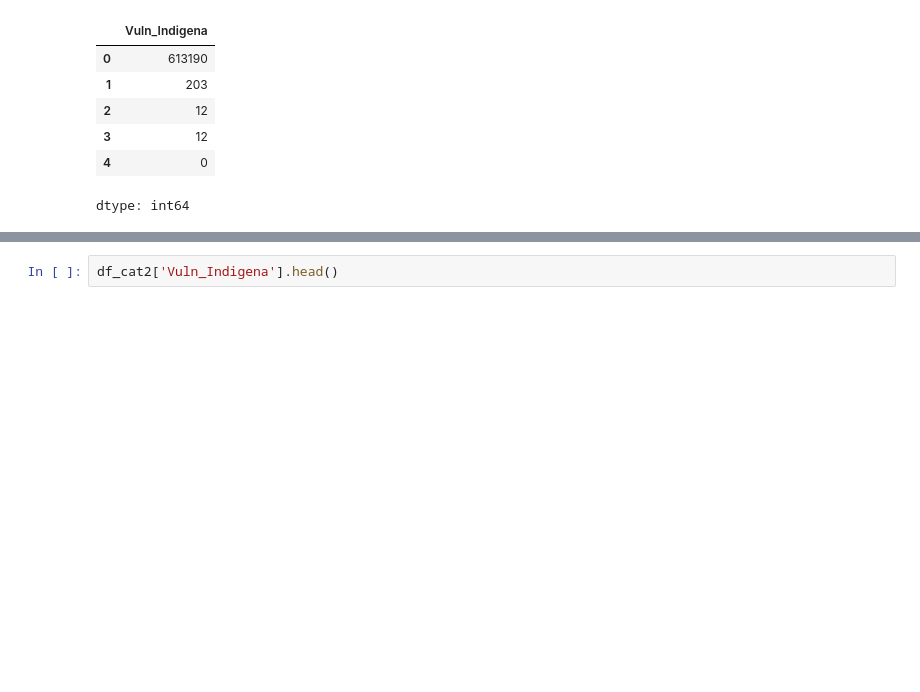
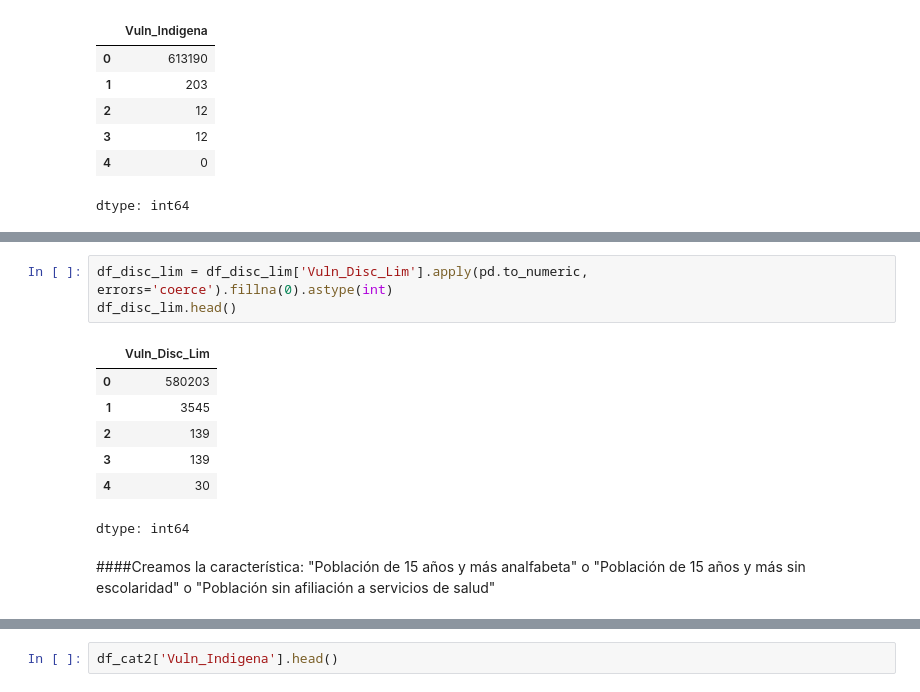
Before and after one commit to LH-1169213/IslasDeCalor, a Jupyter notebook: EDA_SCITEL_INEGI_Avance_2.ipynb, the cells around one changed output, grey strips where cells are left out. Drawn from its saved outputs; the diff is of its cells as text; blank space fills up the shorter version.

```diff
--- a/EDA_SCITEL_INEGI_Avance_2.ipynb
+++ b/EDA_SCITEL_INEGI_Avance_2.ipynb
@@ -1092,0 +1136,13 @@ dtype: int64
+# %%
+df_disc_lim = df_disc_lim['Vuln_Disc_Lim'].apply(pd.to_numeric, errors='coerce').fillna(0).astype(int)
+df_disc_lim.head()
+# %% [output]
+|  | Vuln_Disc_Lim |
+| 0 | 580203 |
+| 1 | 3545 |
+| 2 | 139 |
+| 3 | 139 |
+| 4 | 30 |
+dtype: int64
+# %% [markdown]
+####Creamos la característica: "Población de 15 años y más analfabeta" o "Población de 15 años y más sin escolaridad" o "Población sin afiliación a servicios de salud"
```
Also changed, not shown: parts of 9 cells of this notebook.
